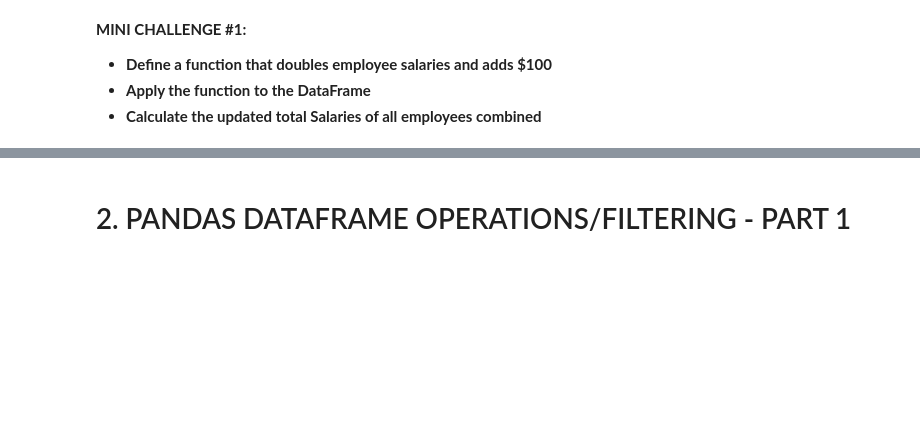
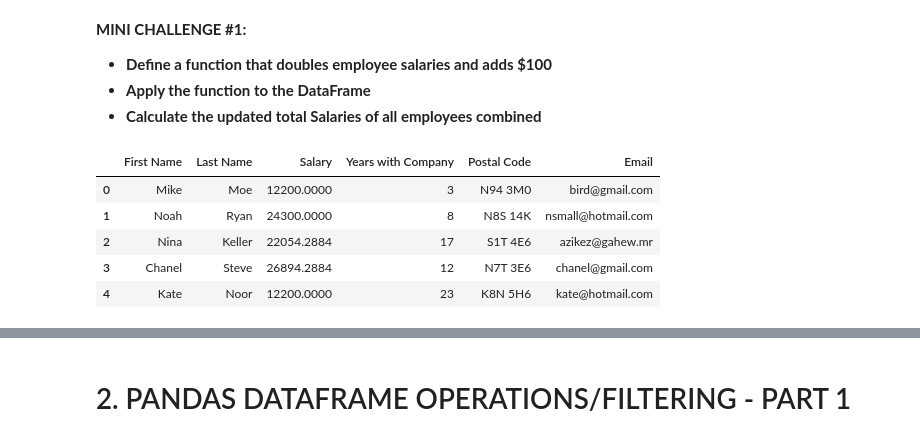
Before and after one commit to miguelestradam3/jupyter_pandas_third_training, a Jupyter notebook: Pandas for Data Analysis - Learning Path Part 3.ipynb, the cells around one changed output, grey strips where cells are left out. Saved outputs shown, nothing was run; the diff lists cells and outputs as text; code cells hidden in the pictures; blank space fills up the shorter version.

```diff
--- a/Pandas for Data Analysis - Learning Path Part 3.ipynb
+++ b/Pandas for Data Analysis - Learning Path Part 3.ipynb
@@ -50,3 +45,15 @@
 - **Define a function that doubles employee salaries and adds $100**
 - **Apply the function to the DataFrame**
 - **Calculate the updated total Salaries of all employees combined**
+# %%
+def salary_update_two(salary)->float:
+    return (salary * 2 ) + 100
+employee_df['Salary'] = employee_df['Salary'].apply(salary_update_two)
+employee_df.head()
+# %% [output]
+|  | First Name | Last Name | Salary | Years with Company | Postal Code | Email |
+| 0 | Mike | Moe | 12200.0000 | 3 | N94 3M0 | bird@gmail.com |
+| 1 | Noah | Ryan | 24300.0000 | 8 | N8S 14K | nsmall@hotmail.com |
+| 2 | Nina | Keller | 22054.2884 | 17 | S1T 4E6 | azikez@gahew.mr |
+| 3 | Chanel | Steve | 26894.2884 | 12 | N7T 3E6 | chanel@gmail.com |
+| 4 | Kate | Noor | 12200.0000 | 23 | K8N 5H6 | kate@hotmail.com |
```
Also changed, not shown: parts of 34 cells of this notebook.
